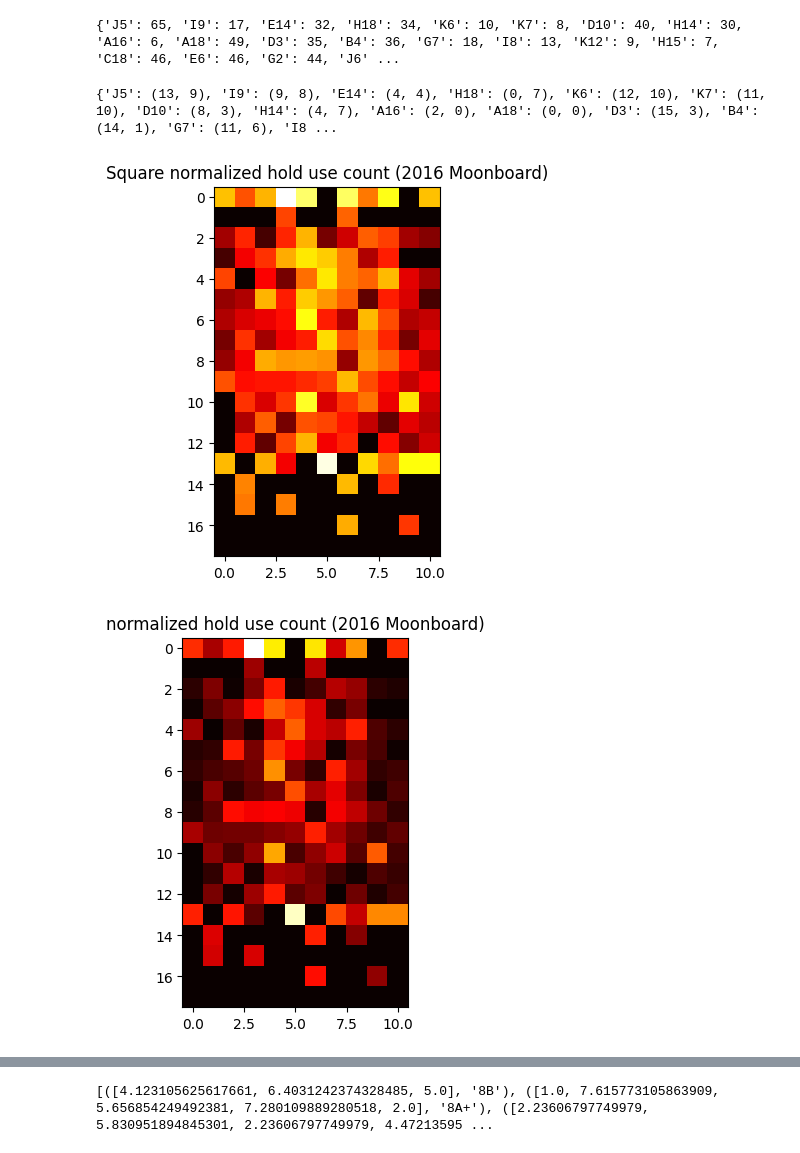
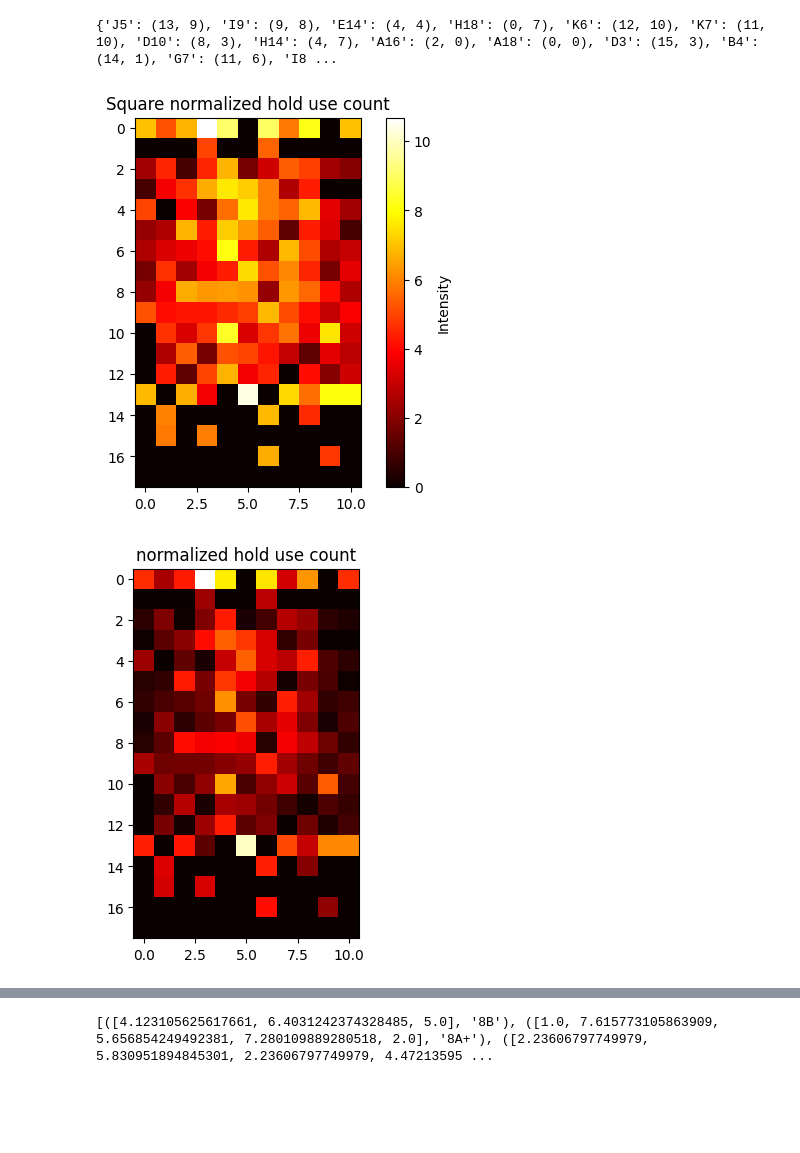
Before and after one commit to averyiorio/capaneus, a Jupyter notebook: src/descriptive_analytics.ipynb, the cells around one changed output, grey strips where cells are left out. Drawn from its saved outputs; the diff is of its cells as text; code cells hidden in the pictures; blank space fills up the shorter version.

Commit message:
descriptive analytics and route generation model

```diff
--- a/src/descriptive_analytics.ipynb
+++ b/src/descriptive_analytics.ipynb
@@ -23,0 +37,21 @@ Index(['Method', 'Name', 'Grade', 'UserGrade', 'MoonBoardConfiguration',
+# %%
+#looking at a particular hold
+hold_climb_set = []
+hold_climb_names = []
+hold_climb_grades = []
+hold_of_interest = "I12"
+problems = df['Moves']
+moves_ind = list(df.columns).index('Moves')
+name_ind = list(df.columns).index('Name')
+grade_ind = list(df.columns).index('Grade')
+for i, climb in df.iterrows():
+    problem = climb[moves_ind]
+    problem = problem.replace("'", '"')
+    problem = problem.replace("True", 'true')
+    problem = problem.replace("False", 'false')
+    problem = json.loads(problem)
+
+    for hold in problem:
+        if hold['Description'] == hold_of_interest:
+            hold_climb_names.append(climb[name_ind])
+            hold_climb_grades.append(climb[grade_ind])
@@ -23,0 +78,11 @@ Index(['Method', 'Name', 'Grade', 'UserGrade', 'MoonBoardConfiguration',
+# %%
+grades = df['Grade'].to_numpy()
+unique_elements, counts = np.unique(grades, return_counts=True)
+counts = [(french_grade_order.index(e.upper()), e,c) for e, c in zip(unique_elements, counts)]
+counts.sort(key = lambda x: x[0])
+grade = [i[1] for i in counts]
+count = [int(i[2]) for i in counts]
+
+plt.bar(grade, count, align='center', alpha=0.5)
+plt.title("MoonBoard Route Grades (7b is harder than 6b, 6c is harder than 6a, and 6a+ is harder than 6a is harder than 6a-) ")
+plt.show()
@@ -36,7 +103,3 @@ for problem in problems:
             hold_count[pos] += 1
         else:
             hold_count[pos] = 1
-
-print(hold_count)
-# %% [output]
-{'J5': 65, 'I9': 17, 'E14': 32, 'H18': 34, 'K6': 10, 'K7': 8, 'D10': 40, 'H14': 30, 'A16': 6, 'A18': 49, 'D3': 35, 'B4': 36, 'G7': 18, 'I8': 13, 'K12': 9, 'H15': 7, 'C18': 46, 'E6': 46, 'G2': 44, 'J6' ...
@@ -75,36 +129,38 @@ def hold_use_count_2d(dimensions, hold_count, hold_positions, ):
 
         hold_count (dict(str: int)): key is alphanumeric position on board,
                                    value is number of times hold appears in the dataset
 
         hold_positions(dict(str: tuple(int, int))): key is alphanumeric position on board
                                                     value is numeric row and col from top left of board
     Returns:
         np.2darray(floats): normalized hold use heatmap
     """
 
     use_count = np.zeros(dimensions)
     for h in hold_count:
         pos = hold_positions[h]
         use_count[pos[0]][pos[1]] = hold_count[h]
     #normalize_use = use_count / use_count.max()
     return use_count
 
 
 use_array = hold_use_count_2d((18, 11), hold_count, hold_positions)
 
 #square normalized count
 normalized1 = np.sqrt(use_array)
 plt.imshow(normalized1, cmap='hot', interpolation='nearest')
-plt.title("Square normalized hold use count (2016 Moonboard)")
+cbar = plt.colorbar()
+cbar.set_label('Intensity')
+plt.title("Square normalized hold use count")
 plt.show()
 
 #non-normalized count
 normalized2 = use_array
 plt.imshow(normalized2, cmap='hot', interpolation='nearest')
-plt.title("normalized hold use count (2016 Moonboard)")
+plt.title("normalized hold use count")
 plt.show()
 # %% [output]
-[figure, old version]
+[figure, new version]
-[figure, old version]
+[figure, new version]
 # %%
 # Distribution of Grades French scale
```
Also changed, not shown: parts of 8 cells of this notebook, 7 other files.
